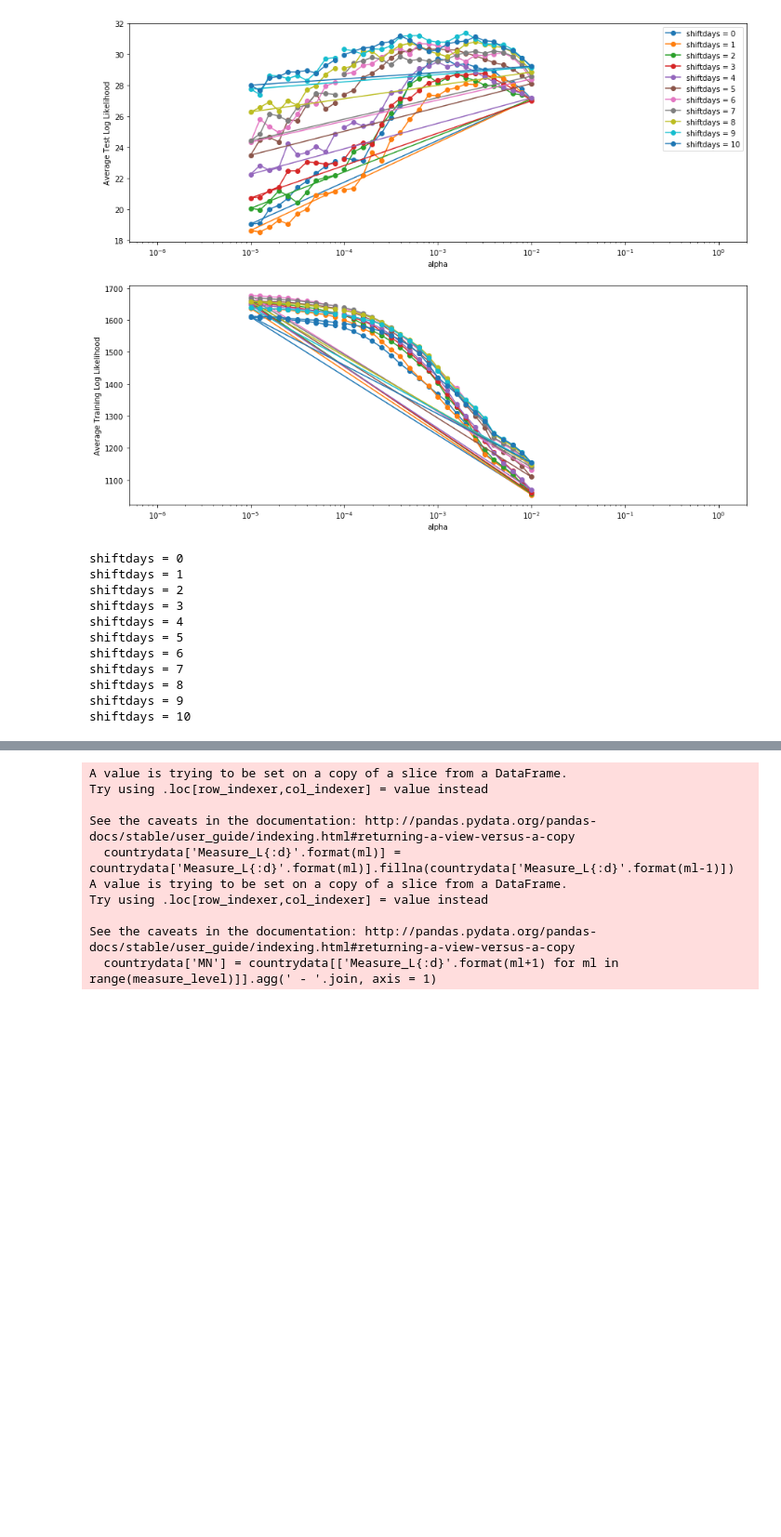
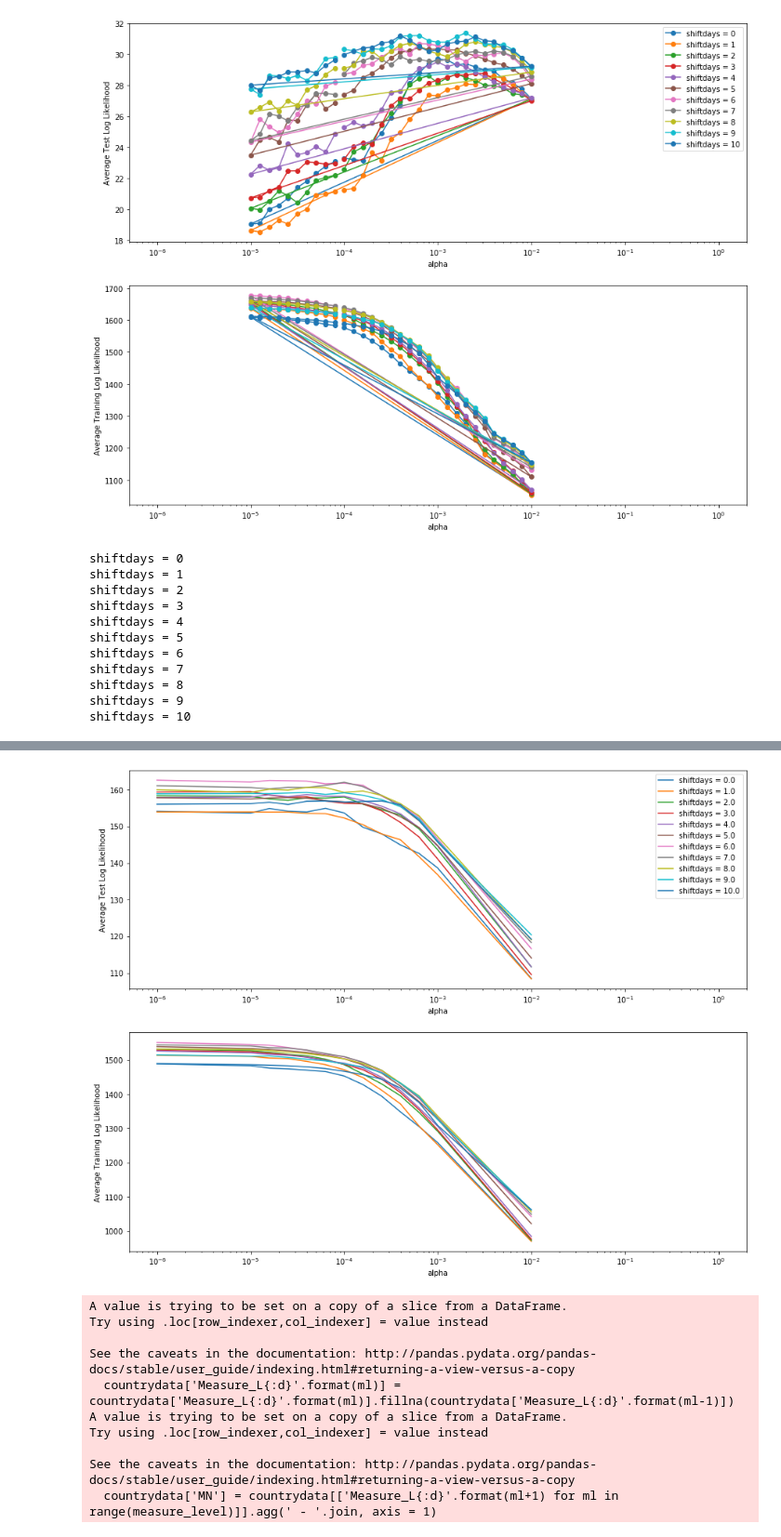
Before and after one commit to lukasgeyrhofer/corona, a Jupyter notebook: regression measures.ipynb, the cells around one changed output, grey strips where cells are left out. Shown at 93% size. Saved outputs shown, nothing was run; the diff lists cells and outputs as text; code cells hidden in the pictures; blank space fills up the shorter version.

```diff
--- a/regression measures.ipynb
+++ b/regression measures.ipynb
@@ -381,8 +381,14 @@ for shiftdays in np.arange(maxshift + 1):
             result_dict['alpha']            = alpha
             result_dict['iteration']        = i
 
+            test_params = []
+            for paramname in model_test[shiftdays][i].exog_names:
+                if paramname in results.params.keys():
+                    test_params.append(results.params[paramname])
+                else:
+                    test_params.append(0)
             result_dict['Loglike Training'] = model_train[shiftdays][i].loglike(results.params)
-            result_dict['Loglike Test']     = model_test[shiftdays][i].loglike(results.params)
+            result_dict['Loglike Test']     = model_test[shiftdays][i].loglike(np.array(test_params))
 
             result_dict.update({k:v for k,v in results.params.items()})
 
@@ -397,3 +468,42 @@ ValueError: shapes (111,91) and (96,) not aligned: 91 (dim 1) != 96 (dim 0)
+# %%
+shiftdaylist = allresults_rndXv['shiftdays'].unique()
+alphalist    = allresults_rndXv['alpha'].unique()
+
+fig,ax = plt.subplots(2,1)
+avg_loglike_rnd10 = None
+for shiftdays in shiftdaylist:
+    lltest_list = []
+    lltrain_list = []
+    for alpha in alphalist:
+        lltest_list.append(np.mean(allresults_rndXv[(allresults_rndXv['shiftdays']==shiftdays) & (allresults_rndXv['alpha'] == alpha)]['Loglike Test']))
+        lltrain_list.append(np.mean(allresults_rndXv[(allresults_rndXv['shiftdays']==shiftdays) & (allresults_rndXv['alpha'] == alpha)]['Loglike Training']))
+
+    resdict = {'shiftdays': shiftdays * np.ones(len(alphalist),dtype=int), 'alpha':np.array(alphalist),'loglike train':np.array(lltrain_list),'loglike test':np.array(lltest_list)}
+    if avg_loglike_rnd10 is None:
+        avg_loglike_rnd10 = pd.DataFrame(resdict)
+    else:
+        avg_loglike_rnd10 = avg_loglike_rnd10.append(pd.DataFrame(resdict), ignore_index = True)
+
+
+#print(avg_loglike_rnd10)
+avg_loglike_rnd10.sort_values(by = 'alpha', inplace = True)
+for shiftdays in shiftdaylist:
+    ax[0].plot(avg_loglike_rnd10[avg_loglike_rnd10['shiftdays']==shiftdays]['alpha'], avg_loglike_rnd10[avg_loglike_rnd10['shiftdays']==shiftdays]['loglike test'], label = 'shiftdays = {}'.format(shiftdays))
+    ax[1].plot(avg_loglike_rnd10[avg_loglike_rnd10['shiftdays']==shiftdays]['alpha'], avg_loglike_rnd10[avg_loglike_rnd10['shiftdays']==shiftdays]['loglike train'], label = 'shiftdays = {}'.format(shiftdays))
+
+
+ax[0].legend()
+ax[0].set_xscale('log')
+ax[0].set_xlim([1e-6/2,2e0])
+ax[0].set_xlabel(r'alpha')
+ax[0].set_ylabel('Average Test Log Likelihood')
+ax[1].set_xscale('log')
+ax[1].set_xlim([1e-6/2,2e0])
+ax[1].set_xlabel(r'alpha')
+ax[1].set_ylabel('Average Training Log Likelihood')
+plt.savefig('loglikelihood_Xval_rnd10.pdf')
+# %% [output]
+[figure, added]
 # %%
 # use parameters from country-wise cross validation
 # shiftdays = 9, alpha = 2e-3
```
Also changed, not shown: parts of 4 cells of this notebook, 2 other files.
